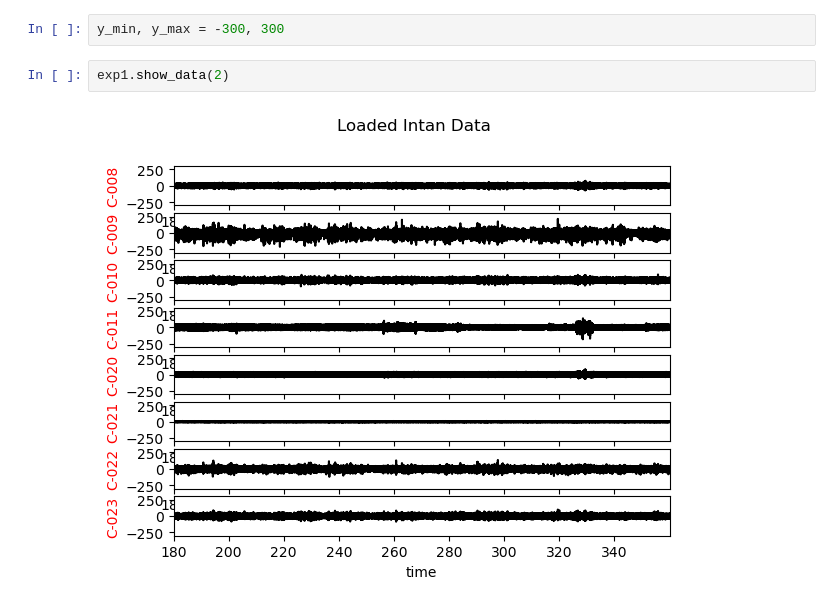
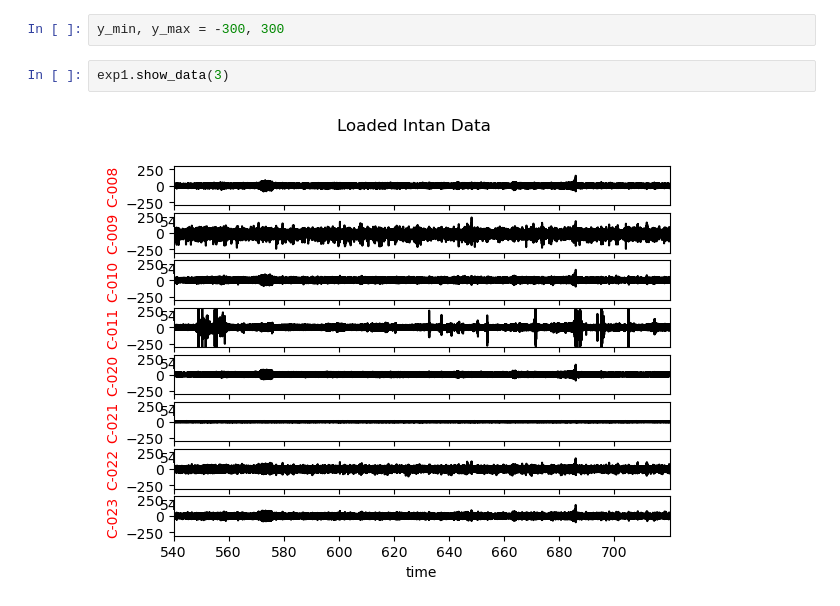
Before and after one commit to ChooYeonseo/intan-spike-sorter, a Jupyter notebook: 1_loading_intan_data_tutorial.ipynb, the cells around one changed output. Saved outputs shown, nothing was run; the diff lists cells and outputs as text.

```diff
--- a/1_loading_intan_data_tutorial.ipynb
+++ b/1_loading_intan_data_tutorial.ipynb
@@ -10,6 +10,6 @@ a = exp1.getdata_list()
 # %%
 y_min, y_max = -300, 300
 # %%
-exp1.show_data(2)
+exp1.show_data(3)
 # %% [output]
-[figure, old version]
+[figure, new version]
```
